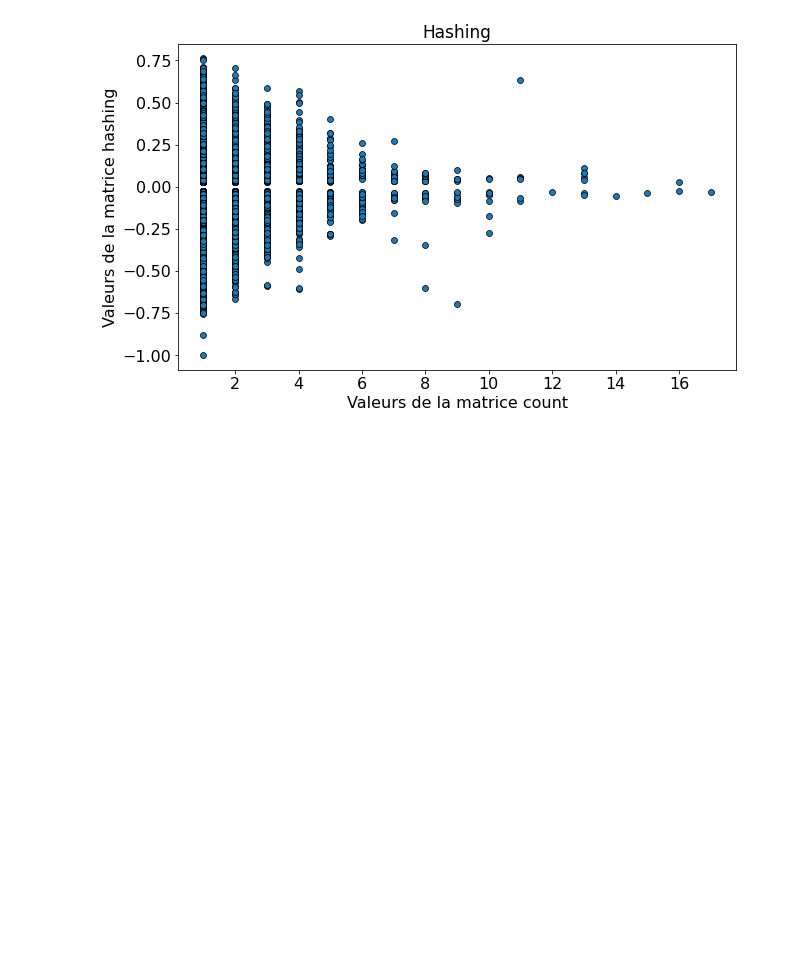
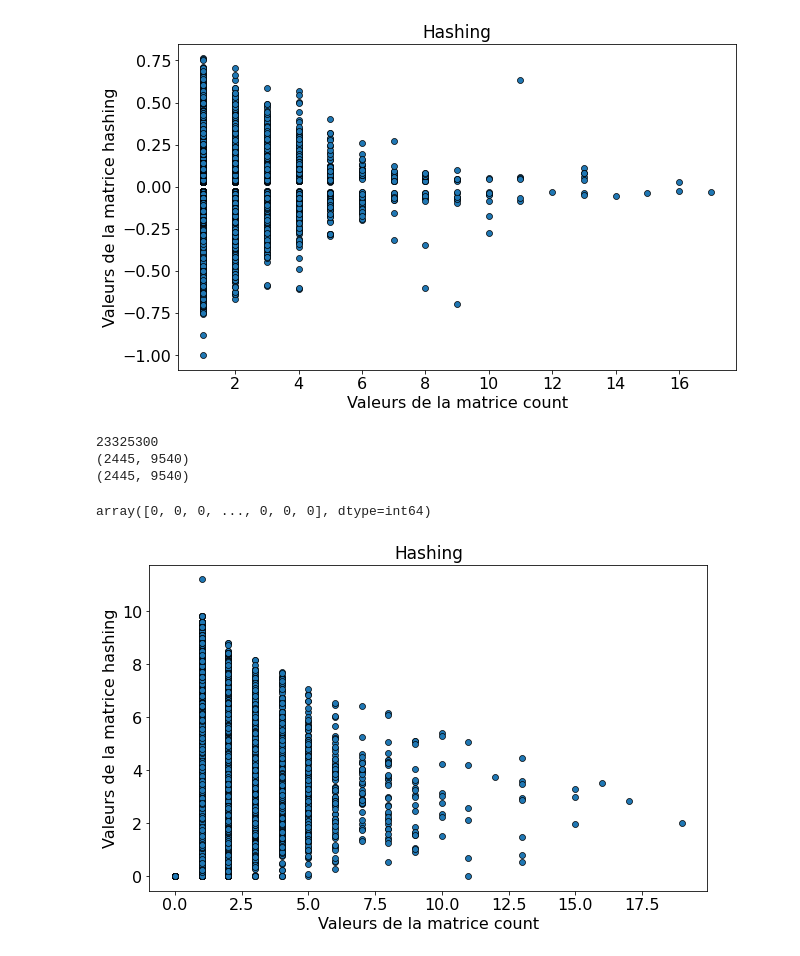
Before and after one commit to lolodino77/classification_texte_articles, a Jupyter notebook: sources/test_transformations_matrice_count.ipynb, the cells around one changed output. Cells and saved outputs as stored; diff of their text form; code cells hidden in the pictures; blank space fills up the shorter version.

```diff
--- a/sources/test_transformations_matrice_count.ipynb
+++ b/sources/test_transformations_matrice_count.ipynb
@@ -177,3 +263,50 @@ plt.savefig(path)
 plt.show()
 # %% [output]
 [figure]
+# %%
+# Distribution matrice matrice
+# Distribution des valeurs de la matrice expected observed
+path = PureWindowsPath(os.getcwd() + "\\data\\output\\hashing_vs_count_distribution.png")
+path = path.as_posix()
+
+sb.scatterplot(x=X_train_count.data, y=np.ravel(X_train_observed_expected[X_train_observed_expected != 0]),
+                edgecolor="black", linewidth=0.7)
+plt.xlabel("Valeurs de la matrice count", size=16)
+plt.ylabel("Valeurs de la matrice hashing", size=16)
+plt.title("Hashing", size=17)
+plt.xticks(fontsize=16)
+plt.yticks(fontsize=16)
+plt.rcParams["figure.figsize"] = (10, 6)
+# plt.xlim(0, 0.6)
+plt.savefig(path)
+plt.show()
+# %%
+print(2445 * 9540)
+print(X_train_count.shape)
+print(X_train_pmi.shape)
+# %% [output]
+23325300
+(2445, 9540)
+(2445, 9540)
+# %%
+np.ravel(X_train_pmi)
+# %% [output]
+array([0, 0, 0, ..., 0, 0, 0], dtype=int64)
+# %%
+# Distribution matrice matrice
+# Distribution des valeurs de la matrice pmi
+path = PureWindowsPath(os.getcwd() + "\\data\\output\\hashing_vs_count_distribution.png")
+path = path.as_posix()
+
+sb.scatterplot(x=np.ravel(X_train_count.toarray()), y=np.ravel(X_train_pmi), edgecolor="black", linewidth=0.7)
+plt.xlabel("Valeurs de la matrice count", size=16)
+plt.ylabel("Valeurs de la matrice pmi", size=16)
+plt.title("Hashing", size=17)
+plt.xticks(fontsize=16)
+plt.yticks(fontsize=16)
+plt.rcParams["figure.figsize"] = (10, 6)
+# plt.xlim(0, 0.6)
+plt.savefig(path)
+plt.show()
+# %% [output]
+[figure, added]
```
Also changed, not shown: parts of 15 cells of this notebook, 8 other files.
